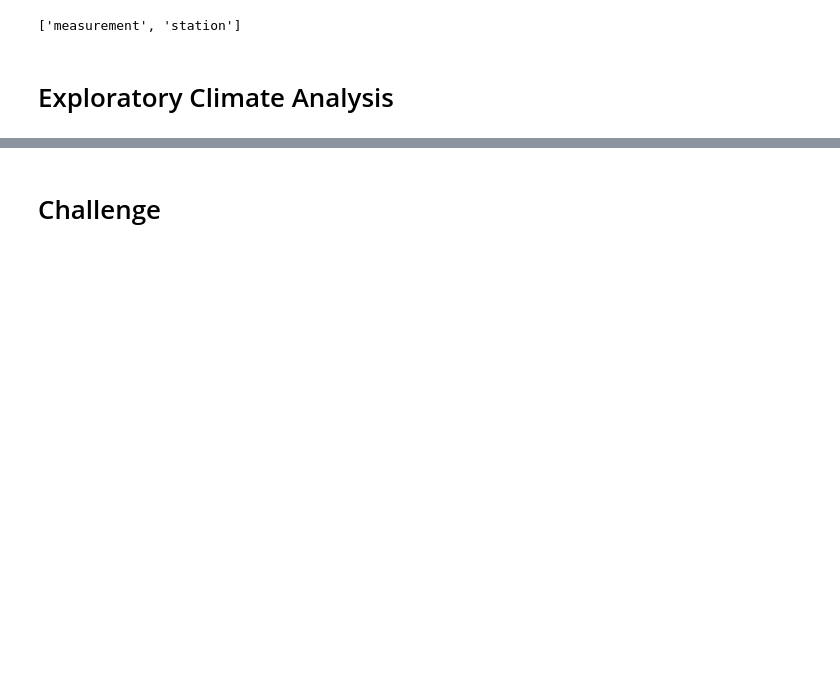
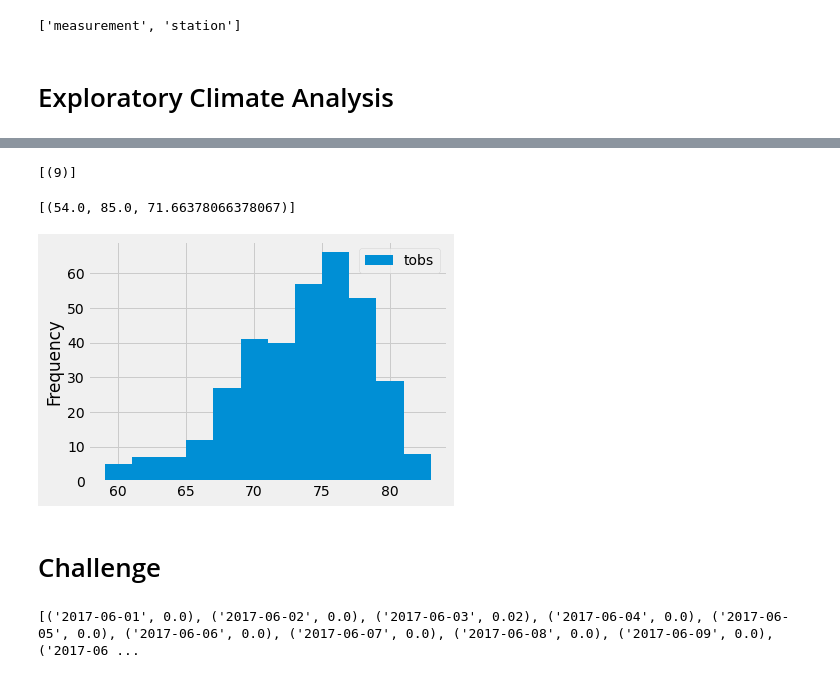
Before and after one commit to slopeslope/surfs_up, a Jupyter notebook: climate_analysis.ipynb, the cells around one changed output, grey strips where cells are left out. Drawn from its saved outputs; the diff is of its cells as text; code cells hidden in the pictures; blank space fills up the shorter version.

```diff
--- a/climate_analysis.ipynb
+++ b/climate_analysis.ipynb
@@ -53,11 +88,31 @@ Base.classes.keys()
 # %%
 # How many stations are available in this dataset?
+session.query(func.count(Station.station)).all()
+# %% [output]
+[(9)]
 # %%
 # What are the most active stations?
+session.query(Measurement.station, func.count(Measurement.station)).\
+group_by(Measurement.station).order_by(func.count(Measurement.station).desc()).all()
+
 # List the stations and the counts in descending order.
+session.query(func.min(Measurement.tobs), func.max(Measurement.tobs), func.avg(Measurement.tobs)).\
+filter(Measurement.station == 'USC00519281').all()
+# %% [output]
+[(54.0, 85.0, 71.66378066378067)]
 # %%
 # Using the station id from the previous query, calculate the lowest temperature recorded,
 # highest temperature recorded, and average temperature most active station?
+session.query(Measurement.tobs)
+results = session.query(Measurement.tobs).\
+filter(Measurement.station == 'USC00519281').\
+filter(Measurement.date >= prev_year).all()
+df = pd.DataFrame(results, columns=['tobs'])
+
+df.plot.hist(bins=12)
+plt.tight_layout()
+# %% [output]
+[figure, added]
 # %%
 # Choose the station with the highest number of temperature observations.
 # Query the last 12 months of temperature observation data for this station and plot the results as a histogram
@@ -68,0 +136,4 @@ Base.classes.keys()
+# %%
+print(june_results)
+# %% [output]
+[('2017-06-01', 0.0), ('2017-06-02', 0.0), ('2017-06-03', 0.02), ('2017-06-04', 0.0), ('2017-06-05', 0.0), ('2017-06-06', 0.0), ('2017-06-07', 0.0), ('2017-06-08', 0.0), ('2017-06-09', 0.0), ('2017-06 ...
```
Also changed, not shown: parts of 17 cells of this notebook, 1 other file.
